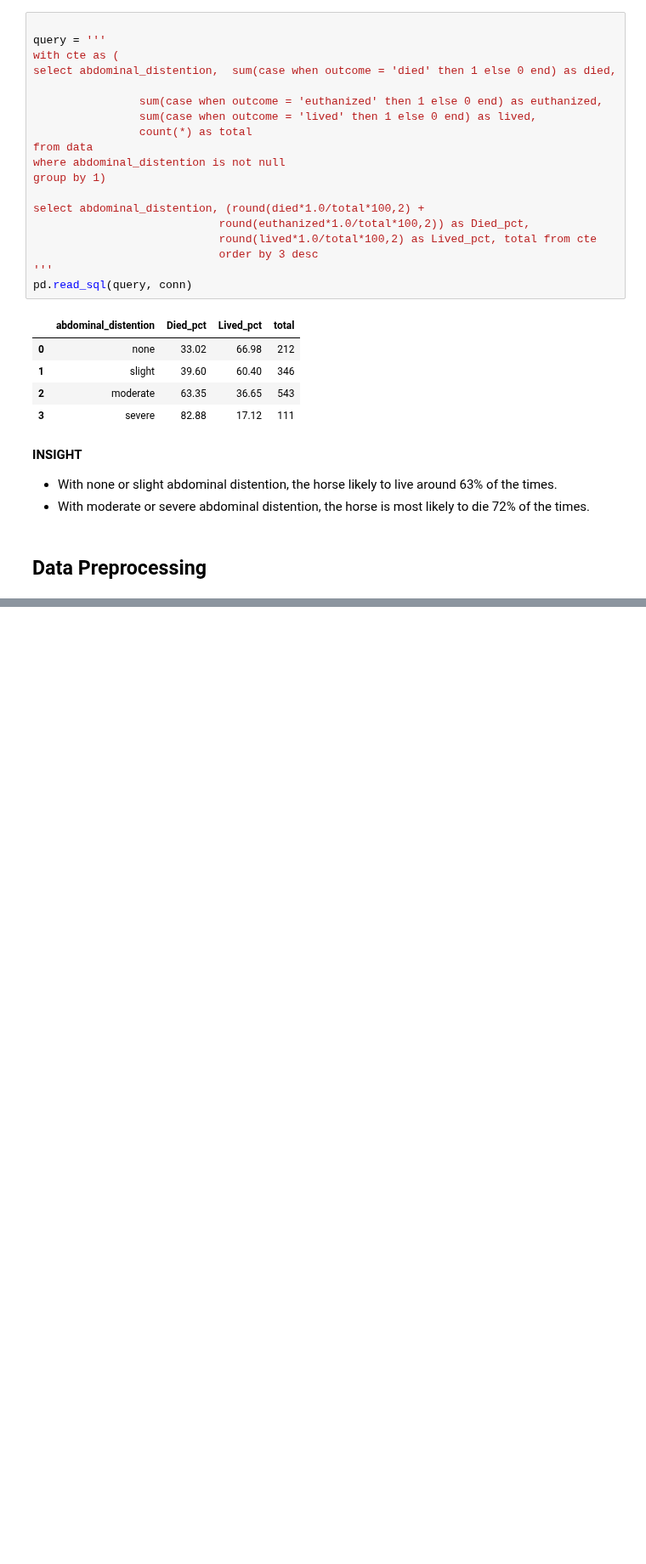
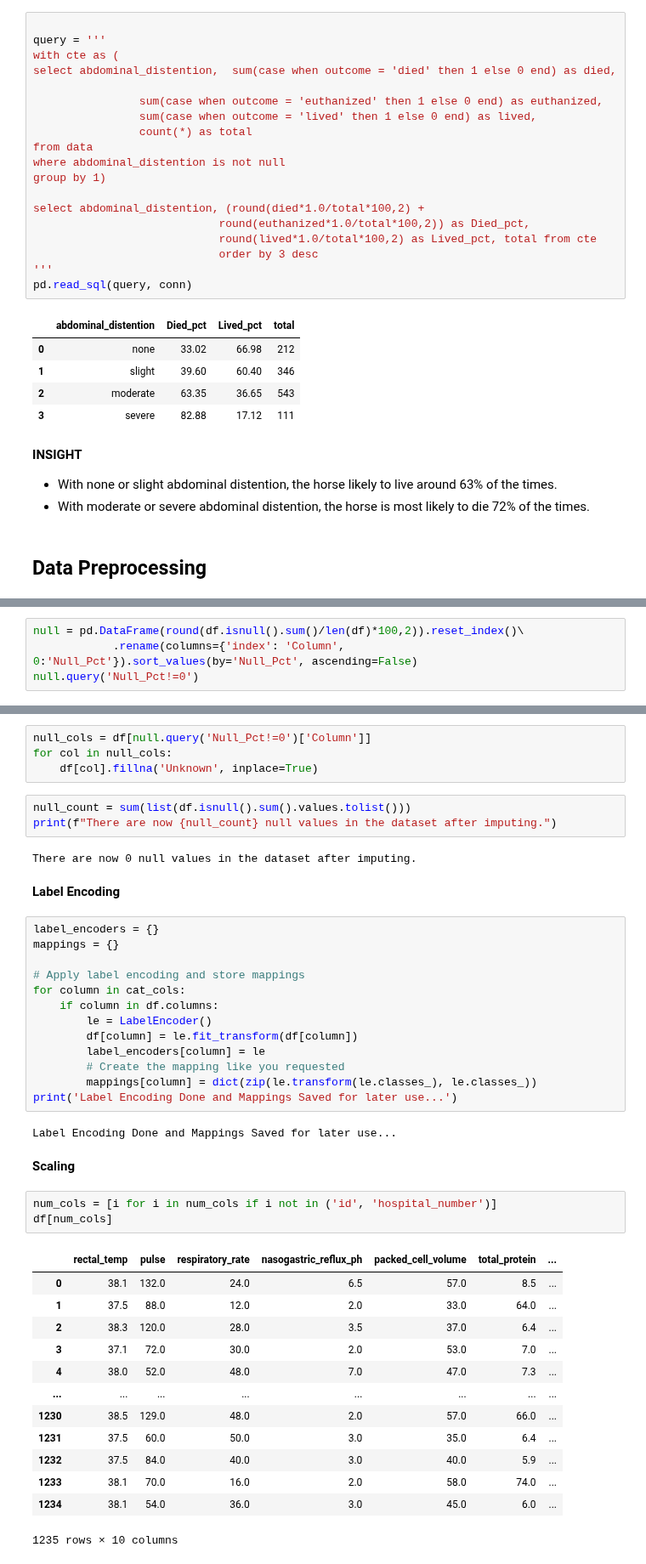
Before and after one commit to dakshbhatnagar/projects, a Jupyter notebook: horse_survival/analysis.ipynb, the cells around one changed output, grey strips where cells are left out. Shown at 85% size. Cells and saved outputs as stored; diff of their text form; blank space fills up the shorter version.

Commit message:
Add Data Preprocessing

```diff
--- a/horse_survival/analysis.ipynb
+++ b/horse_survival/analysis.ipynb
@@ -453,0 +455,4 @@ pd.read_sql(query, conn)
+# %%
+null = pd.DataFrame(round(df.isnull().sum()/len(df)*100,2)).reset_index()\
+            .rename(columns={'index': 'Column', 0:'Null_Pct'}).sort_values(by='Null_Pct', ascending=False)
+null.query('Null_Pct!=0')
@@ -453,0 +473,45 @@ pd.read_sql(query, conn)
+# %%
+null_cols = df[null.query('Null_Pct!=0')['Column']]
+for col in null_cols:
+    df[col].fillna('Unknown', inplace=True)
+# %%
+null_count = sum(list(df.isnull().sum().values.tolist()))
+print(f"There are now {null_count} null values in the dataset after imputing.")
+# %% [output]
+There are now 0 null values in the dataset after imputing.
+# %% [markdown]
+**Label Encoding**
+# %%
+label_encoders = {}
+mappings = {}
+
+# Apply label encoding and store mappings
+for column in cat_cols:
+    if column in df.columns:
+        le = LabelEncoder()
+        df[column] = le.fit_transform(df[column])
+        label_encoders[column] = le
+        # Create the mapping like you requested
+        mappings[column] = dict(zip(le.transform(le.classes_), le.classes_))
+print('Label Encoding Done and Mappings Saved for later use...')
+# %% [output]
+Label Encoding Done and Mappings Saved for later use...
+# %% [markdown]
+**Scaling**
+# %%
+num_cols = [i for i in num_cols if i not in ('id', 'hospital_number')]
+df[num_cols]
+# %% [output]
+|  | rectal_temp | pulse | respiratory_rate | nasogastric_reflux_ph | packed_cell_volume | total_protein | ... |
+| 0 | 38.1 | 132.0 | 24.0 | 6.5 | 57.0 | 8.5 | ... |
+| 1 | 37.5 | 88.0 | 12.0 | 2.0 | 33.0 | 64.0 | ... |
+| 2 | 38.3 | 120.0 | 28.0 | 3.5 | 37.0 | 6.4 | ... |
+| 3 | 37.1 | 72.0 | 30.0 | 2.0 | 53.0 | 7.0 | ... |
+| 4 | 38.0 | 52.0 | 48.0 | 7.0 | 47.0 | 7.3 | ... |
+| ... | ... | ... | ... | ... | ... | ... | ... |
+| 1230 | 38.5 | 129.0 | 48.0 | 2.0 | 57.0 | 66.0 | ... |
+| 1231 | 37.5 | 60.0 | 50.0 | 3.0 | 35.0 | 6.4 | ... |
+| 1232 | 37.5 | 84.0 | 40.0 | 3.0 | 40.0 | 5.9 | ... |
+| 1233 | 38.1 | 70.0 | 16.0 | 2.0 | 58.0 | 74.0 | ... |
+| 1234 | 38.1 | 54.0 | 36.0 | 3.0 | 45.0 | 6.0 | ... |
+1235 rows × 10 columns
```
Also changed, not shown: parts of 6 cells of this notebook, 2 other files.
